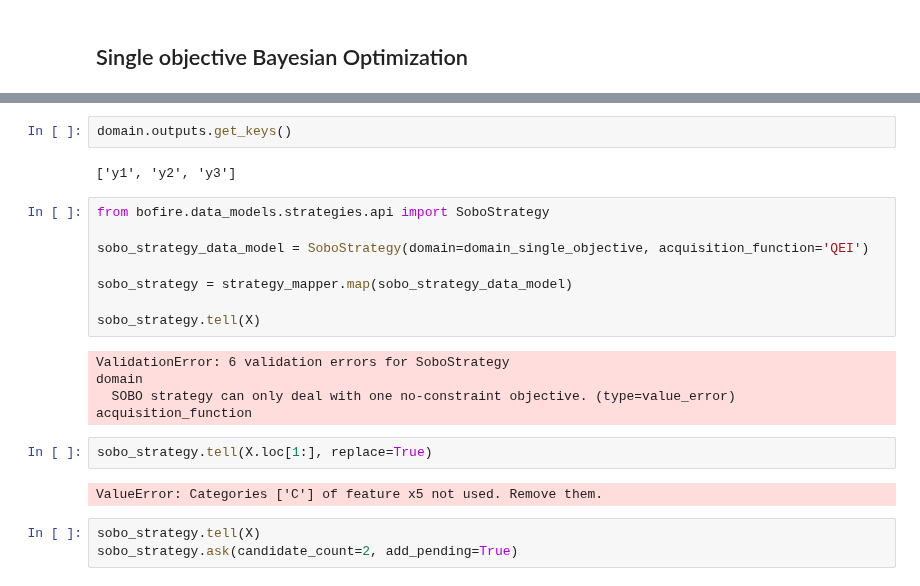
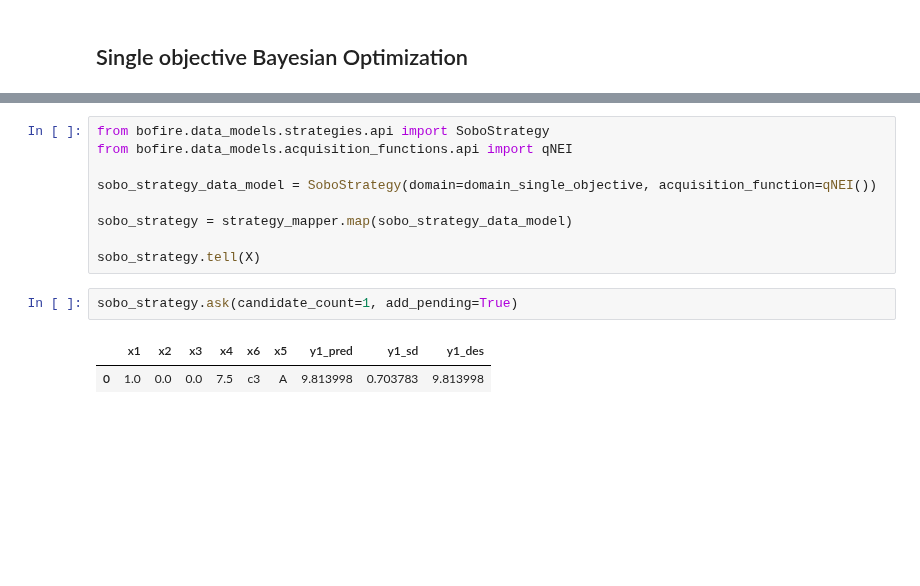
Before and after one commit to experimental-design/bofire, a Jupyter notebook: tutorials/GettingStarted.ipynb, the cells around one changed output, grey strips where cells are left out. Cells and saved outputs as stored; diff of their text form; blank space fills up the shorter version.

```diff
--- a/tutorials/GettingStarted.ipynb
+++ b/tutorials/GettingStarted.ipynb
@@ -223,24 +223,14 @@ X
-# %%
-domain.outputs.get_keys()
-# %% [output]
-['y1', 'y2', 'y3']
 # %%
 from bofire.data_models.strategies.api import SoboStrategy
+from bofire.data_models.acquisition_functions.api import qNEI
 
-sobo_strategy_data_model = SoboStrategy(domain=domain_single_objective, acquisition_function='QEI')
+sobo_strategy_data_model = SoboStrategy(domain=domain_single_objective, acquisition_function=qNEI())
 
 sobo_strategy = strategy_mapper.map(sobo_strategy_data_model)
 
 sobo_strategy.tell(X)
-# %% [output]
-ValidationError: 6 validation errors for SoboStrategy
-domain
-  SOBO strategy can only deal with one no-constraint objective. (type=value_error)
-acquisition_function
 # %%
-sobo_strategy.tell(X.loc[1:], replace=True)
+sobo_strategy.ask(candidate_count=1, add_pending=True)
 # %% [output]
-ValueError: Categories ['C'] of feature x5 not used. Remove them.
+|  | x1 | x2 | x3 | x4 | x6 | x5 | y1_pred | y1_sd | y1_des |
+| 0 | 1.0 | 0.0 | 0.0 | 7.5 | c3 | A | 9.813998 | 0.703783 | 9.813998 |
-# %%
-sobo_strategy.tell(X)
-sobo_strategy.ask(candidate_count=2, add_pending=True)
```
Also changed, not shown: parts of 1 cell of this notebook, 1 other file.
